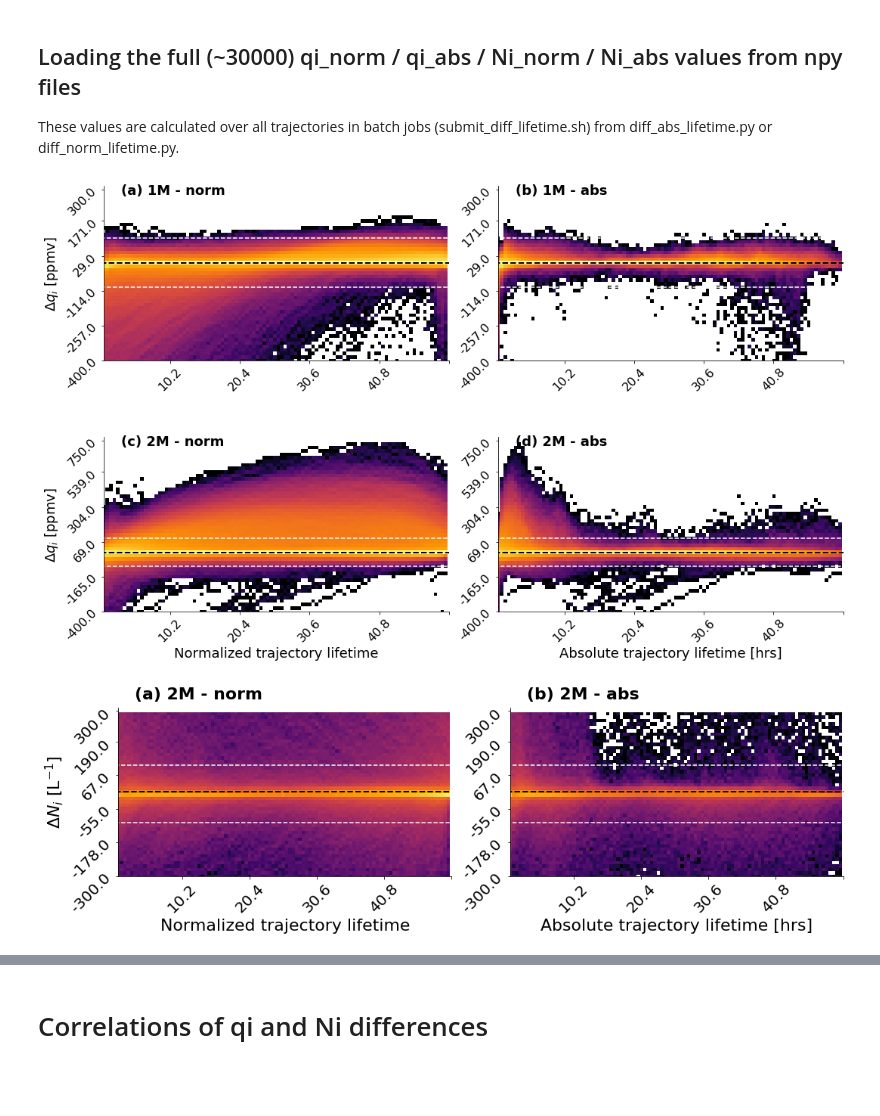
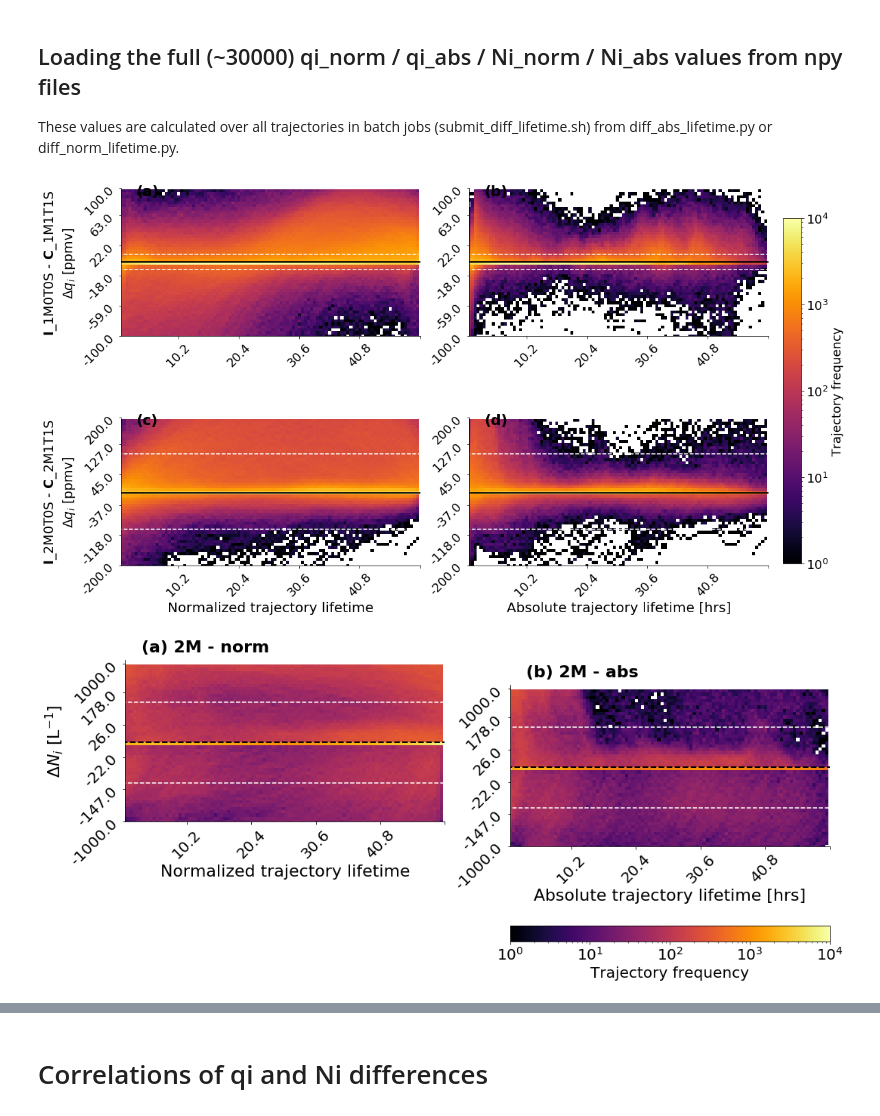
Before and after one commit to sylviasullivan/ice-microp-rad, a Jupyter notebook: Postprocessing2_article2.ipynb, the cells around one changed output, grey strips where cells are left out. Cells and saved outputs as stored; diff of their text form; code cells hidden in the pictures; blank space fills up the shorter version.

```diff
--- a/Postprocessing2_article2.ipynb
+++ b/Postprocessing2_article2.ipynb
@@ -22,8 +24,12 @@ tbins = np.linspace( 0, 7651, m )
 
 # How many trajectories are we handling? (for now)
 n = 1000
-diff_vals = np.zeros( (n, m) )
-diff_vals[:] = np.nan
+#diff_vals = np.zeros( (n, m) )
+#diff_vals[:] = np.nan
+icon_vals = np.zeros( (n, m) )
+icon_vals[:] = np.nan
+clams_vals = np.zeros( (n, m) )
+clams_vals[:] = np.nan
 # %%
 # Plot the differences along this 'time patch' versus a normalized time coordinate
 fs = 18
@@ -44,7 +50,7 @@ for j in np.arange(10):
     # Calculate the qi differences along this 'time patch'
     clams_traj0 = clams_traj0[start:end]
     icon_traj0 = icon_traj0[start:end]
-    diff = icon_traj0 - clams_traj0
+    diff = icon_traj0# - clams_traj0
 
     # Calculate a normalized time coordinate
     t_norm = np.arange(len(diff))/len(diff)
@@ -556,13 +581,14 @@ Nia_2M = np.load( basedir + 'traj_pp/Ni_abs_diff_vals_2M.npy' )
 # %%
 # Count how many trajectories hit a certain qi difference along the normalized lifetime
-qi_diff_bins_1M = np.linspace( -400, 300, 50 )
-qi_diff_bins_2M = np.linspace( -400, 750, 50 )
+qb = 50
+qi_diff_bins_1M = np.linspace( -100, 100, qb )
+qi_diff_bins_2M = np.linspace( -200, 200, qb )
 qin1M_diff_hist = np.apply_along_axis( lambda a: np.histogram(a, bins=qi_diff_bins_1M)[0], axis=0, arr=qin_1M ) #, weights=
 qin2M_diff_hist = np.apply_along_axis( lambda a: np.histogram(a, bins=qi_diff_bins_2M)[0], axis=0, arr=qin_2M )
 qia1M_diff_hist = np.apply_along_axis( lambda a: np.histogram(a, bins=qi_diff_bins_1M)[0], axis=0, arr=qia_1M )
 qia2M_diff_hist = np.apply_along_axis( lambda a: np.histogram(a, bins=qi_diff_bins_2M)[0], axis=0, arr=qia_2M )
 
-Ni_diff_bins_2M = np.linspace( -300, 300, 50 )
+Ni_diff_bins_2M = np.concatenate((-1*np.logspace( 3, 1, 25),np.logspace( 1, 3, 25 )),axis=0) #np.linspace( -1000, 1000, 50 )
 Nin2M_diff_hist = np.apply_along_axis( lambda a: np.histogram(a, bins=Ni_diff_bins_2M)[0], axis=0, arr=Nin_2M )
 Nia2M_diff_hist = np.apply_along_axis( lambda a: np.histogram(a, bins=Ni_diff_bins_2M)[0], axis=0, arr=Nia_2M )
 
@@ -570,54 +596,62 @@ qi_guys = [ qin1M_diff_hist, qia1M_diff_hist, qin2M_diff_hist , qia2M_diff_hist
 Ni_guys = [ Nin2M_diff_hist, Nia2M_diff_hist ]
 xl = ['', '', 'Normalized trajectory lifetime', 'Absolute trajectory lifetime [hrs]' ]
 xl2 = [ 'Normalized trajectory lifetime', 'Absolute trajectory lifetime [hrs]' ]
-let = [ '(a) 1M - norm', '(b) 1M - abs', '(c) 2M - norm', '(d) 2M - abs' ]
+let = [ '(a)', '(b)', '(c)', '(d)' ]
 let2 = [ '(a) 2M - norm', '(b) 2M - abs' ]
 # %%
-fs = 16
+fs = 18
 fig, ax = plt.subplots( nrows=2, ncols=2, figsize=(15,10) )
 for q, a, j in zip(qi_guys, ax.flatten(), np.arange(4)):
-    a.imshow( q, aspect=1, origin='lower', cmap=cm.inferno,
-           norm=colors.LogNorm(vmin=1, vmax=10000) )
+    im = a.imshow( q, aspect=1, cmap=cm.inferno, origin='lower', norm=colors.LogNorm(vmin=1, vmax=10000) )
 
-    a.set_yticks( [0, 10, 20, 30, 40, 49] )
     if j == 0 or j == 1:
         ytic_vals = [ round(qi_diff_bins_1M[x]) for x in [0, 10, 20, 30, 40, 49] ]
         k = np.argmin( np.abs(qi_diff_bins_1M) )
-        a.plot( [0, 100], [k, k], color='k', linestyle='--', lw=2 )
-        k = np.argmin( np.abs(qi_diff_bins_1M-100) )
-        a.plot( [0, 100], [k, k], color='w', linestyle='--', lw=1.5 )
-        k = np.argmin( np.abs(qi_diff_bins_1M+100) )
+        k1 = -qi_diff_bins_1M[k]/(qi_diff_bins_1M[k+1]-qi_diff_bins_1M[k])+k
+        a.plot( [0, 100], [k1, k1], color='k', linestyle='-', lw=2 )
+        k = np.argmin( np.abs(qi_diff_bins_1M-10) )
+        k1 = (10-qi_diff_bins_1M[k])/(qi_diff_bins_1M[k+1]-qi_diff_bins_1M[k])+k
+        a.plot( [0, 100], [k1, k1], color='w', linestyle='--', lw=1.5 )
+        k = np.argmin( np.abs(qi_diff_bins_1M+10) )
+        k1 = (-10-qi_diff_bins_1M[k])/(qi_diff_bins_1M[k+1]-qi_diff_bins_1M[k])+k
         a.plot( [0, 100], [k, k], color='w', linestyle='--', lw=1.5 )
     else:
         ytic_vals = [ round(qi_diff_bins_2M[x]) for x in [0, 10, 20, 30, 40, 49] ]
         k = np.argmin( np.abs(qi_diff_bins_2M) )
-        a.plot( [0, 100], [k, k], color='k', linestyle='--', lw=2 )
+        a.plot( [0, 100], [k, k], color='k', linestyle='-', lw=2 )
         k = np.argmin( np.abs(qi_diff_bins_2M-100) )
         a.plot( [0, 100], [k, k], color='w', linestyle='--', lw=1.5 )
         k = np.argmin( np.abs(qi_diff_bins_2M+100) )
         a.plot( [0, 100], [k, k], color='w', linestyle='--', lw=1.5 )
+
+    a.set_yticks( [0, 10, 20, 30, 40, 49] )
     a.set_yticklabels( ytic_vals )
     a.set_xticks( [0, 20, 40, 60, 80, 100] )
     a.set_xlim( [1, 100] )
-    a.set_ylim( [0, 50] )
+    a.set_ylim( [0, 49] )
     xtic_vals = [round(x * 7651 * 24 / 3600., 1) for x in [0, 0.2, 0.4, 0.6, 0.8] ]
     a.set_xticklabels( xtic_vals )
     sexy_axes( a, fs=fs )
-    a.text( 0.05, 0.95, let[j], fontsize=fs+2, weight='bold', transform=a.transAxes )
+    a.text( 0.05, 0.95, let[j], fontsize=fs+3, weight='bold', transform=a.transAxes )
     if j > 1:
         a.set_xlabel( xl[j], fontsize=fs+2 )
-    if j%2 == 0:
-        a.set_ylabel( r'$\Delta q_i$ [ppmv]', fontsize=fs+2 )
+    if j == 0:
+        a.set_ylabel( r'$\bf{I}$_1M0T0S - $\bf{C}$_1M1T1S' +
+                      '\n' + '$\Delta q_i$ [ppmv]', fontsize=fs+1 )
+    if j == 2:
+        a.set_ylabel( r'$\bf{I}$_2M0T0S - $\bf{C}$_2M1T1S' +
+                      '\n' + '$\Delta q_i$ [ppmv]', fontsize=fs+1 )
 
-#cb = plt.colorbar( shrink=0.5 )
-#cb.set_label( r'Trajectory frequency', fontsize=fs )
-#cb.ax.tick_params( labelsize=fs )
+cbar_ax = fig.add_axes([1.01, 0.15, 0.025, 0.7])
+cb = plt.colorbar( im, cax=cbar_ax )
+cb.set_label( r'Trajectory frequency', fontsize=fs )
+cb.ax.tick_params( labelsize=fs )
 
 plt.tight_layout()
 #fig.savefig( '/work/bb1018/b380873/tropic_vis/output/qi-lifetime-diff.pdf', bbox_inches='tight' )
 plt.show()
 # %% [output]
-[figure, old version]
+[figure, new version]
 # %%
 fs = 20
 fig, ax = plt.subplots( nrows=1, ncols=2, figsize=(15,10) )
@@ -628,7 +662,8 @@ for q, a, j in zip(Ni_guys, ax.flatten(), np.arange(2)):
     a.set_yticks( [0, 10, 20, 30, 40, 49] )
     ytic_vals = [ round(Ni_diff_bins_2M[x]) for x in [0, 10, 20, 30, 40, 49] ]
     k = np.argmin( np.abs(Ni_diff_bins_2M) )
-    a.plot( [0, 100], [k, k], color='k', linestyle='--', lw=2 )
+    k1 = -Ni_diff_bins_2M[k]/(Ni_diff_bins_2M[k+1]-Ni_diff_bins_2M[k])+k
+    a.plot( [0, 100], [k1, k1], color='k', linestyle='--', lw=2 )
     k = np.argmin( np.abs(Ni_diff_bins_2M-100) )
     a.plot( [0, 100], [k, k], color='w', linestyle='--', lw=1.5 )
     k = np.argmin( np.abs(Ni_diff_bins_2M+100) )
@@ -645,12 +680,12 @@ for q, a, j in zip(Ni_guys, ax.flatten(), np.arange(2)):
     if j%2 == 0:
         a.set_ylabel( r'$\Delta N_i$ [L$^{-1}$]', fontsize=fs+2 )
 
-#cb = plt.colorbar( shrink=0.5 )
-#cb.set_label( r'Trajectory frequency', fontsize=fs )
-#cb.ax.tick_params( labelsize=fs )
+cb = plt.colorbar( h, orientation="horizontal" )
+cb.set_label( r'Trajectory frequency', fontsize=fs )
+cb.ax.tick_params( labelsize=fs )
 
 plt.tight_layout()
-fig.savefig( '/work/bb1018/b380873/tropic_vis/output/Ni-lifetime-diff.pdf', bbox_inches='tight' )
+#fig.savefig( '/work/bb1018/b380873/tropic_vis/output/Ni-lifetime-diff2.pdf', bbox_inches='tight' )
 plt.show()
 # %% [output]
-[figure, old version]
+[figure, new version]
```
Also changed, not shown: parts of 19 cells of this notebook, 23 other files.
